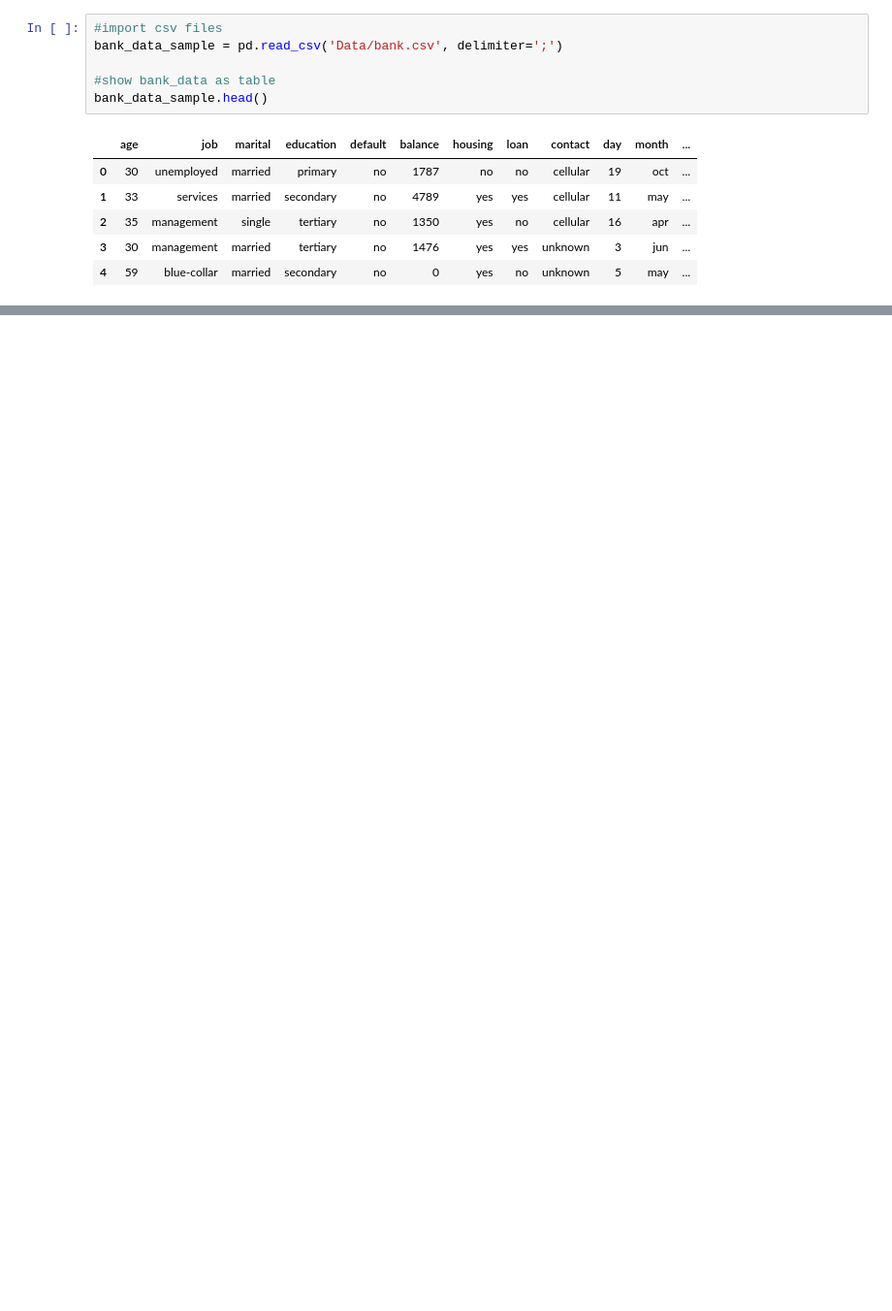
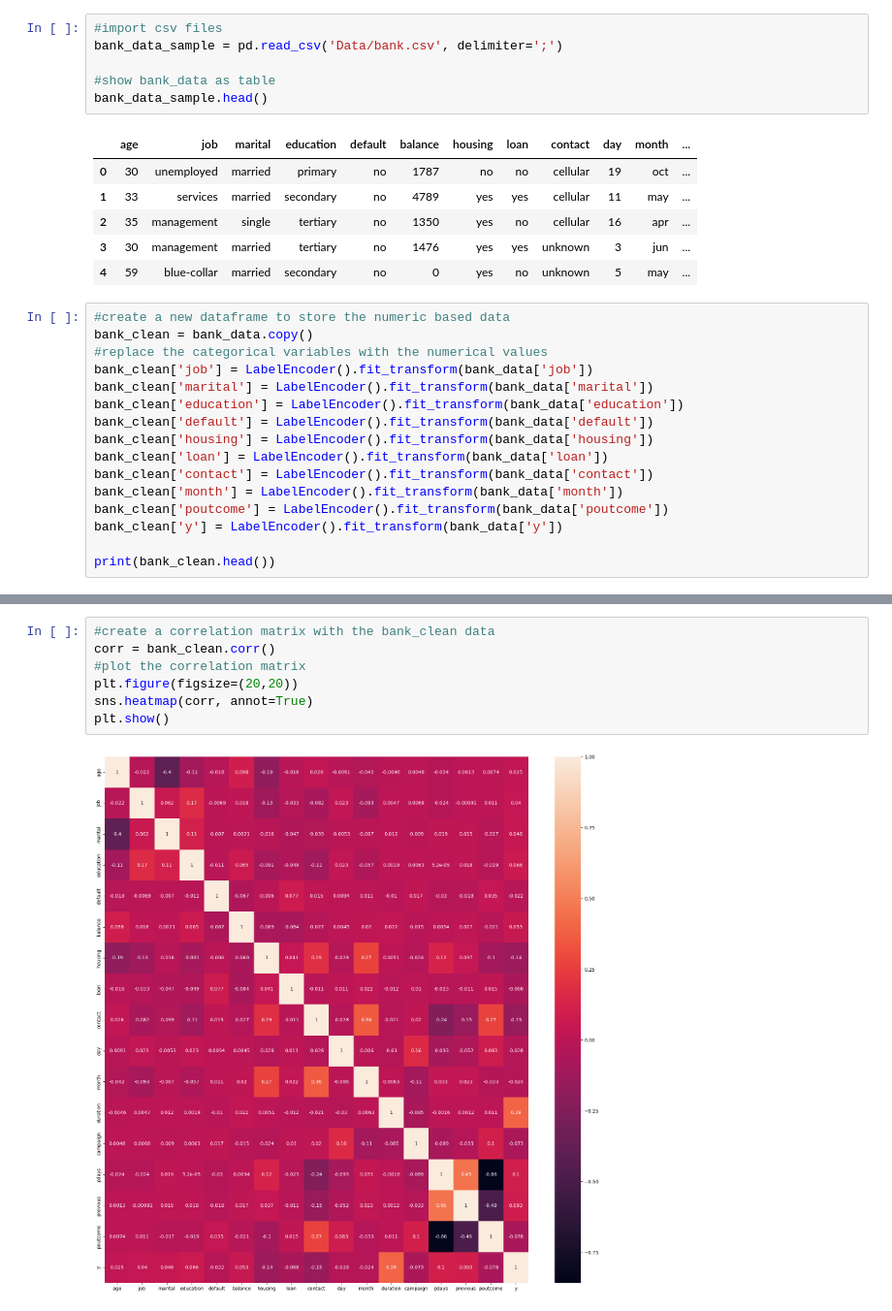
Before and after one commit to BotanicalAmy/Comparing-Classifiers, a Jupyter notebook: Comparing_Classifiers.ipynb, the cells around one changed output, grey strips where cells are left out. Shown: that part at 97% size. Cells and saved outputs as stored; diff of their text form; blank space fills up the shorter version.

Commit message:
Data cleaning
data preparation and updated notes

```diff
--- a/Comparing_Classifiers.ipynb
+++ b/Comparing_Classifiers.ipynb
@@ -54,3 +85,19 @@ bank_data_sample.head()
 | 2 | 35 | management | single | tertiary | no | 1350 | yes | no | cellular | 16 | apr | ... |
 | 3 | 30 | management | married | tertiary | no | 1476 | yes | yes | unknown | 3 | jun | ... |
 | 4 | 59 | blue-collar | married | secondary | no | 0 | yes | no | unknown | 5 | may | ... |
+# %%
+#create a new dataframe to store the numeric based data
+bank_clean = bank_data.copy()
+#replace the categorical variables with the numerical values
+bank_clean['job'] = LabelEncoder().fit_transform(bank_data['job'])
+bank_clean['marital'] = LabelEncoder().fit_transform(bank_data['marital'])
+bank_clean['education'] = LabelEncoder().fit_transform(bank_data['education'])
+bank_clean['default'] = LabelEncoder().fit_transform(bank_data['default'])
+bank_clean['housing'] = LabelEncoder().fit_transform(bank_data['housing'])
+bank_clean['loan'] = LabelEncoder().fit_transform(bank_data['loan'])
+bank_clean['contact'] = LabelEncoder().fit_transform(bank_data['contact'])
+bank_clean['month'] = LabelEncoder().fit_transform(bank_data['month'])
+bank_clean['poutcome'] = LabelEncoder().fit_transform(bank_data['poutcome'])
+bank_clean['y'] = LabelEncoder().fit_transform(bank_data['y'])
+
+print(bank_clean.head())
@@ -56,0 +149,9 @@ bank_data_sample.head()
+# %%
+#create a correlation matrix with the bank_clean data
+corr = bank_clean.corr()
+#plot the correlation matrix
+plt.figure(figsize=(20,20))
+sns.heatmap(corr, annot=True)
+plt.show()
+# %% [output]
+[figure, added]
```
Also changed, not shown: parts of 11 cells of this notebook, 3 other files.
